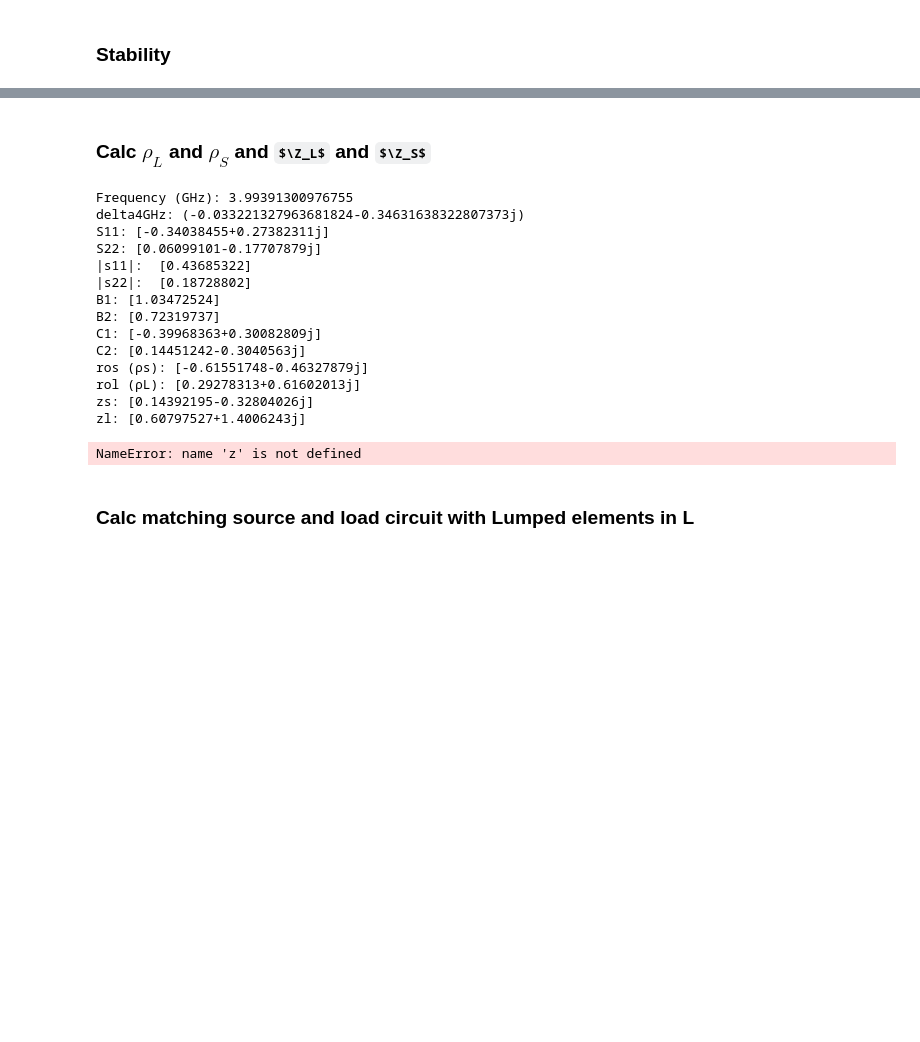
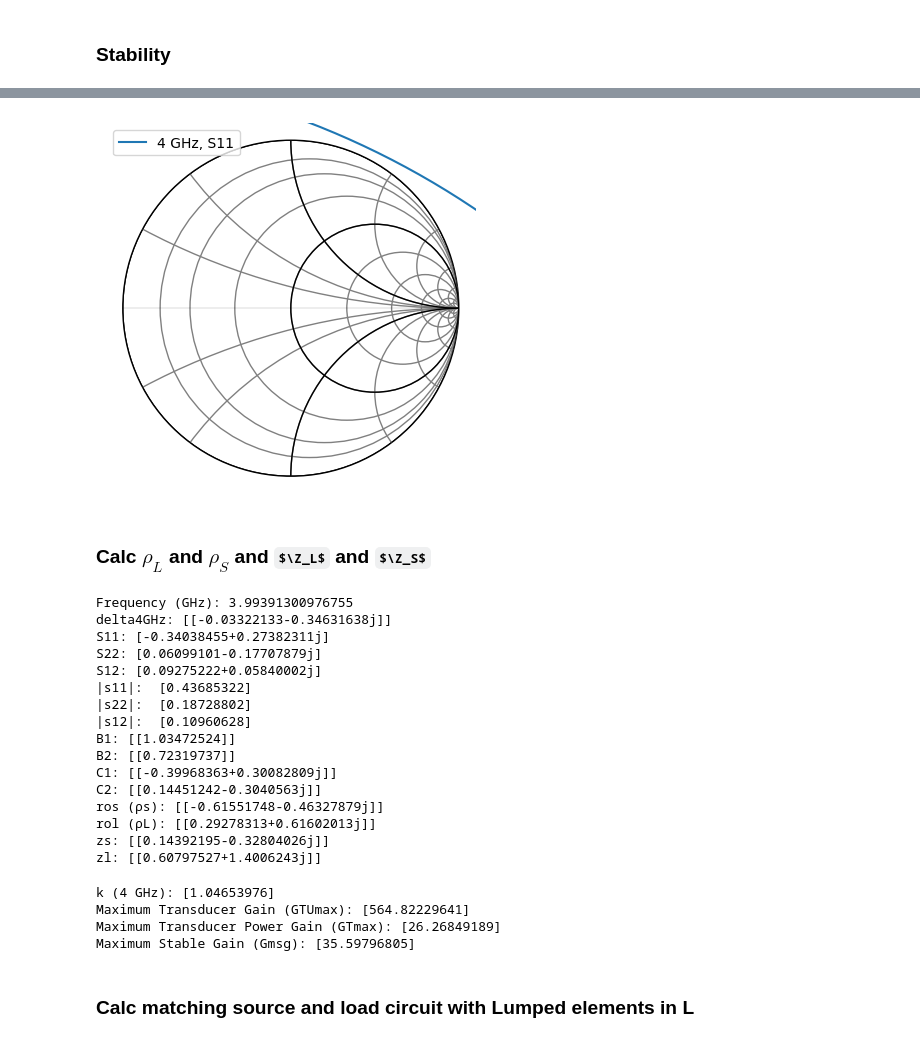
Before and after one commit to MartimAgostinho/ERF-Lab2, a Jupyter notebook: Python/calculus.ipynb, the cells around one changed output, grey strips where cells are left out. Saved outputs shown, nothing was run; the diff lists cells and outputs as text; code cells hidden in the pictures; some formulas as TeX source; blank space fills up the shorter version.

```diff
--- a/Python/calculus.ipynb
+++ b/Python/calculus.ipynb
@@ -142,0 +174,15 @@ MAG at 4 GHz: 26.197438020362924
+# %%
+# Ploat all the stability circles for load
+# for i, f in enumerate(bjt.f):
+#     # decimate it a little
+#     if i % 100 != 0:
+#         continue
+#     t = rf.Network(name=str(f/1.e+9), s=calc_circle(cl[i][0, 0], rl[i][0, 0]))
+#     t.plot_s_smith()
+
+# Plot the stability circles at 4 GHz of load
+myfreq = rf.Network(name='4 GHz', s=calc_circle(
+    cl[freq_idx][0, 0], rl[freq_idx][0, 0]))
+myfreq.plot_s_smith()
+# %% [output]
+[figure, added]
@@ -151,10 +226,14 @@ print('delta4GHz:', delta4GHz)
 # S11 and S22 for 4 GHz
 s11 = freq_point.s11.s[0, 0]
 s22 = freq_point.s22.s[0, 0]
+s12 = freq_point.s12.s[0, 0]
+s21 = freq_point.s21.s[0, 0]
 print('S11:', s11)
 print('S22:', s22)
+print('S12:', s12)
 print('|s11|: ', np.abs(s11))
 print('|s22|: ', np.abs(s22))
+print('|s12|: ', np.abs(s12))
 
 B1 = 1 + sqabs(s11) - sqabs(s22) - sqabs(delta4GHz)
 print('B1:', B1)
@@ -174,21 +253,43 @@ zs = (1 + ros) / (1 - ros)
 zl = (1 + rol) / (1 - rol)
 print("zs:", zs)
 print("zl:", zl)
-
-skplt.plot_smith(zs, smith_r=1, chart_type='z')
 # %% [output]
 Frequency (GHz): 3.99391300976755
-delta4GHz: (-0.033221327963681824-0.34631638322807373j)
+delta4GHz: [[-0.03322133-0.34631638j]]
 S11: [-0.34038455+0.27382311j]
 S22: [0.06099101-0.17707879j]
+S12: [0.09275222+0.05840002j]
 |s11|:  [0.43685322]
 |s22|:  [0.18728802]
-B1: [1.03472524]
-B2: [0.72319737]
-C1: [-0.39968363+0.30082809j]
-C2: [0.14451242-0.3040563j]
-ros (ρs): [-0.61551748-0.46327879j]
-rol (ρL): [0.29278313+0.61602013j]
-zs: [0.14392195-0.32804026j]
-zl: [0.60797527+1.4006243j]
+|s12|:  [0.10960628]
+B1: [[1.03472524]]
+B2: [[0.72319737]]
+C1: [[-0.39968363+0.30082809j]]
+C2: [[0.14451242-0.3040563j]]
+ros (ρs): [[-0.61551748-0.46327879j]]
+rol (ρL): [[0.29278313+0.61602013j]]
+zs: [[0.14392195-0.32804026j]]
+zl: [[0.60797527+1.4006243j]]
-NameError: name 'z' is not defined
+# %%
+# delta calculation for 4 GHz
+delta4 = s11*s22- s12*s21
+# k calculation for 4 GHz
+k4 = (1 - sqabs(s11) - sqabs(s22) + sqabs(delta4)) / \
+    (2 * np.abs(s12 * s21))
+print("k (4 GHz):", k4)
+#maximum transducer gain
+GTUmax = (1)/(1-sqabs(s11))*sqabs(21)*(1)/(1-sqabs(s22))
+print("Maximum Transducer Gain (GTUmax):", GTUmax)
+
+#maximum transducer power gain
+GTmax = (np.abs(s21))/(np.abs(s12))*(k4 - np.sqrt(np.square(k4) - 1))
+print("Maximum Transducer Power Gain (GTmax):", GTmax)
+
+#maximum stable gain
+Gmsg = (np.abs(s21))/(np.abs(s12))
+print("Maximum Stable Gain (Gmsg):", Gmsg)
+# %% [output]
+k (4 GHz): [1.04653976]
+Maximum Transducer Gain (GTUmax): [564.82229641]
+Maximum Transducer Power Gain (GTmax): [26.26849189]
+Maximum Stable Gain (Gmsg): [35.59796805]
```
Also changed, not shown: parts of 30 cells of this notebook, 3 other files.
